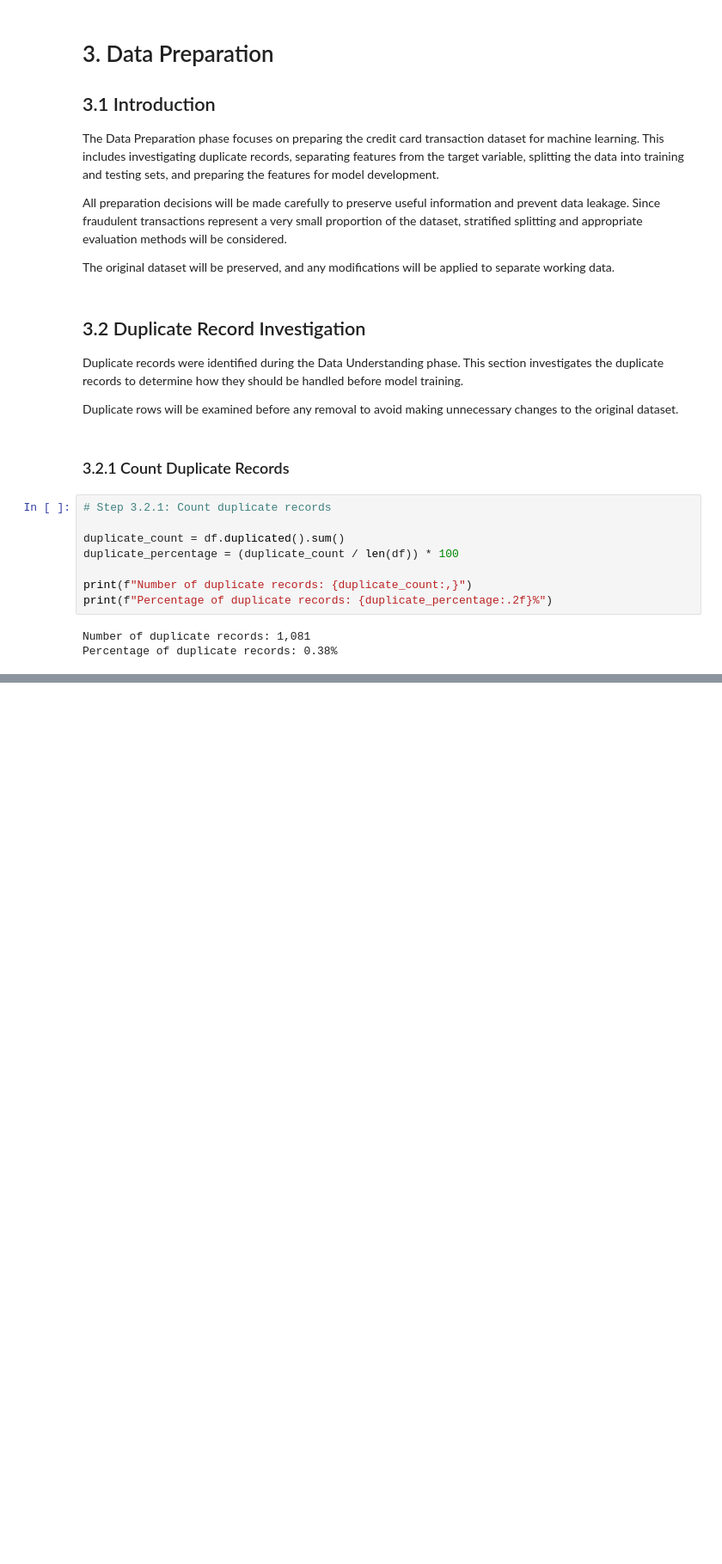
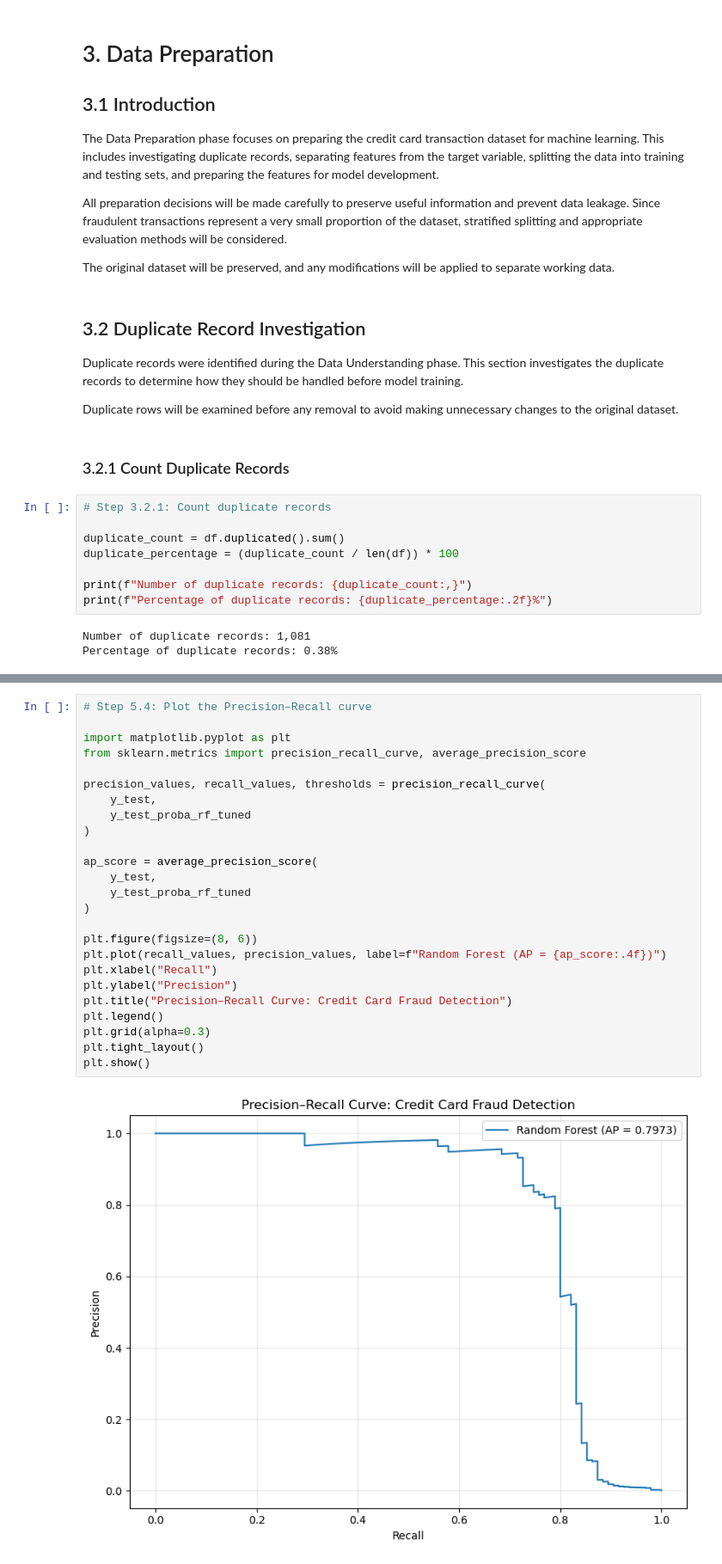
Before and after one commit to arnoldkirwa/credit-card-fraud-detection, a Jupyter notebook: notebooks/credit_card_fraud_detection.ipynb, the cells around one changed output, grey strips where cells are left out. Shown at 86% size. Cells and saved outputs as stored; diff of their text form; blank space fills up the shorter version.

```diff
--- a/notebooks/credit_card_fraud_detection.ipynb
+++ b/notebooks/credit_card_fraud_detection.ipynb
@@ -847,0 +2667,27 @@ Percentage of duplicate records: 0.38%
+# %%
+# Step 5.4: Plot the Precision–Recall curve
+
+import matplotlib.pyplot as plt
+from sklearn.metrics import precision_recall_curve, average_precision_score
+
+precision_values, recall_values, thresholds = precision_recall_curve(
+    y_test,
+    y_test_proba_rf_tuned
+)
+
+ap_score = average_precision_score(
+    y_test,
+    y_test_proba_rf_tuned
+)
+
+plt.figure(figsize=(8, 6))
+plt.plot(recall_values, precision_values, label=f"Random Forest (AP = {ap_score:.4f})")
+plt.xlabel("Recall")
+plt.ylabel("Precision")
+plt.title("Precision–Recall Curve: Credit Card Fraud Detection")
+plt.legend()
+plt.grid(alpha=0.3)
+plt.tight_layout()
+plt.show()
+# %% [output]
+[figure, added]
```
Also changed, not shown: parts of 130 cells of this notebook, 4 other files.
